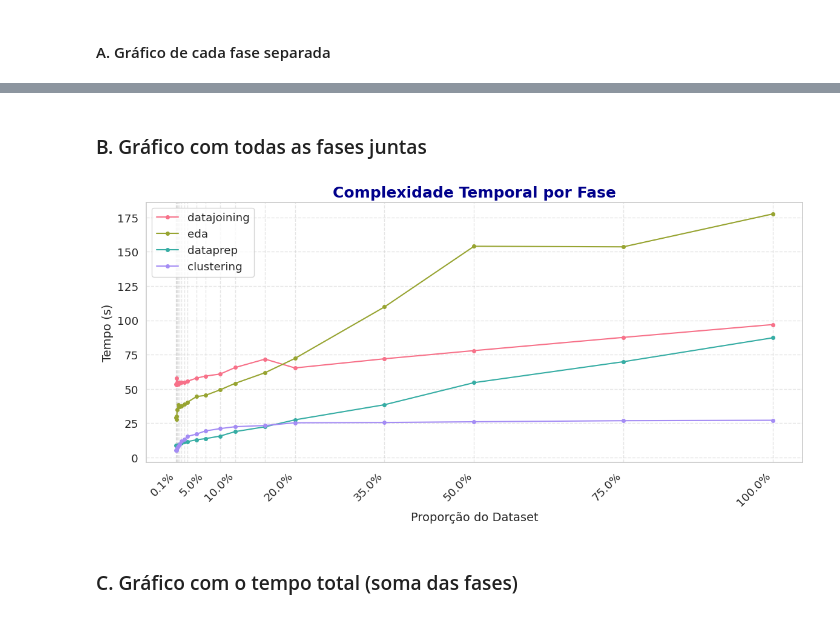
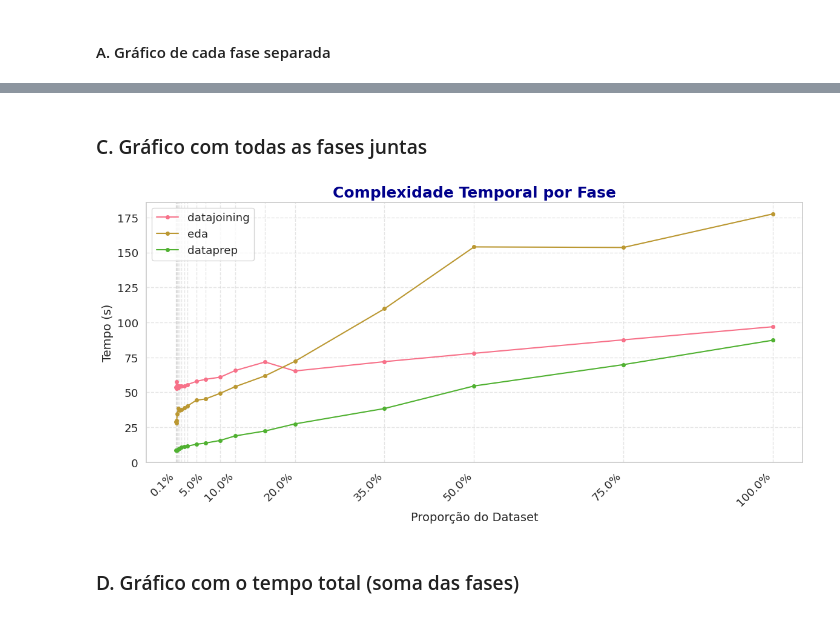
Before and after one commit to GothamAnalytics-7/PMBD, a Jupyter notebook: notebooks/5.1-TimeComplexityGraph.ipynb, the cells around one changed output, grey strips where cells are left out. Cells and saved outputs as stored; diff of their text form; code cells hidden in the pictures.

Commit message:
Complexidade do tempo atualizada

```diff
--- a/notebooks/5.1-TimeComplexityGraph.ipynb
+++ b/notebooks/5.1-TimeComplexityGraph.ipynb
@@ -140,0 +302,42 @@ for i, coluna in enumerate(time_pd.columns):
+# %%
+import matplotlib.pyplot as plt
+import seaborn as sns
+from matplotlib.ticker import ScalarFormatter
+
+# Definir o estilo do seaborn
+sns.set(style='whitegrid', palette='deep', font_scale=1.2)
+
+# Cores diferentes para o gráfico
+cores = sns.color_palette('husl', n_colors=4)  # Criar a paleta com 4 cores
+
+# Preparar os dados do eixo X (UserDataSet) e Y (clustering)
+x = time_pd["UserDataSet"]
+y = time_pd["clustering"]
+
+# Calcular a proporção dos valores em relação ao valor máximo de cada eixo
+x_prop = x / x.max()  # Proporção de UserDataSet
+y_prop = y / y.max()  # Proporção de Clustering
+
+# Criar o gráfico com as proporções
+plt.figure(figsize=(12, 6))
+sns.lineplot(x=x_prop, y=y_prop, marker='o', color=cores[3])  # Usar a quarta cor
+
+# Adicionar título e rótulos aos eixos
+plt.title('Complexidade Temporal - Clustering (Proporção)', fontsize=16, weight='bold', color='darkblue')
+plt.xlabel('UserDataSet (Proporção)', fontsize=14)
+plt.ylabel('Clustering (Proporção)', fontsize=14)
+
+# Ajustar os xticks para garantir uma visualização limpa
+xticks_labels = [f'{x * 100:.1f}%' for x in x_prop]  # Mostrar as proporções como porcentagem com uma casa decimal
+
+# Definir os xticks com as labels
+plt.xticks(ticks=x_prop, labels=xticks_labels, rotation=45, ha='right')
+
+# Remover a notação científica nos eixos
+plt.gca().yaxis.set_major_formatter(ScalarFormatter())  # Aplica o ScalarFormatter ao eixo Y
+plt.gca().xaxis.set_major_formatter(ScalarFormatter())  # Aplica o ScalarFormatter ao eixo X
+
+# Ajustar o layout e mostrar o gráfico
+plt.tight_layout()
+plt.grid(True, linestyle='--', alpha=0.5)
+plt.show()
@@ -141,41 +346,41 @@ for i, coluna in enumerate(time_pd.columns):
 # %% [markdown]
-### B. Gráfico com todas as fases juntas
+### C. Gráfico com todas as fases juntas
 # %%
 # Definir o estilo do seaborn
 sns.set(style='whitegrid', palette='deep', font_scale=1.2)
 
 # Cores diferentes para cada gráfico (opcional)
 cores = sns.color_palette('husl', n_colors=len(time_pd.columns))
 
 xticks_labels = [
     f'{x*100:.1f}%' if (x*100) in [0.1, 5.0, 10.0, 20.0, 35.0, 50.0, 75.0, 100.0] else ''
     for x in time_pd.index
 ]
 
 # Plotando o gráfico com os ajustes
 plt.figure(figsize=(12, 6))
-for i, coluna in enumerate(time_pd.columns):
+for i, coluna in enumerate(columnsWithallData):
     plt.plot(time_pd.index, time_pd[coluna], marker='o', label=coluna, color=cores[i], markersize=4)
 
 # Personalizando o gráfico
 plt.title('Complexidade Temporal por Fase', fontsize=18, weight='bold', color='darkblue')
 plt.xlabel('Proporção do Dataset', fontsize=14)
 plt.ylabel('Tempo (s)', fontsize=14)
 
 # Adicionando os xticks com espaços alternados
 plt.xticks(ticks=time_pd.index, labels=xticks_labels, rotation=45, ha='right')
 
 # Exibindo a legenda e a grade
 plt.legend()
 plt.grid(True, linestyle='--', alpha=0.5)
 
 # Exibindo o gráfico
 plt.tight_layout()
 plt.show()
 # %% [output]
-[figure, old version]
+[figure, new version]
 # %% [markdown]
-### C. Gráfico com o tempo total (soma das fases)
+### D. Gráfico com o tempo total (soma das fases)
 # %%
 # Definir o estilo do seaborn
 sns.set(style='whitegrid', palette='deep', font_scale=1.2)
```
Also changed, not shown: parts of 12 cells of this notebook, 1 other file.
